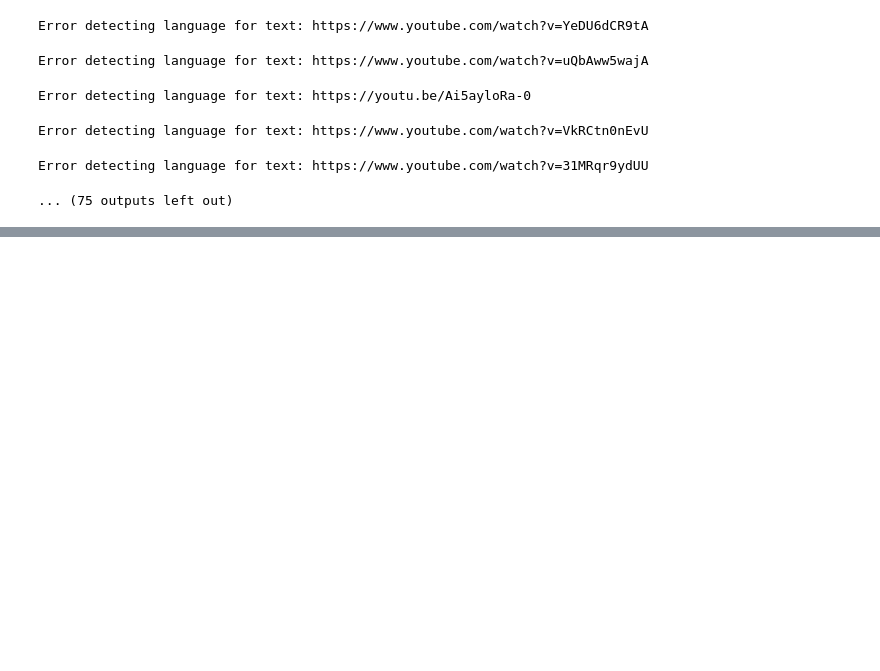
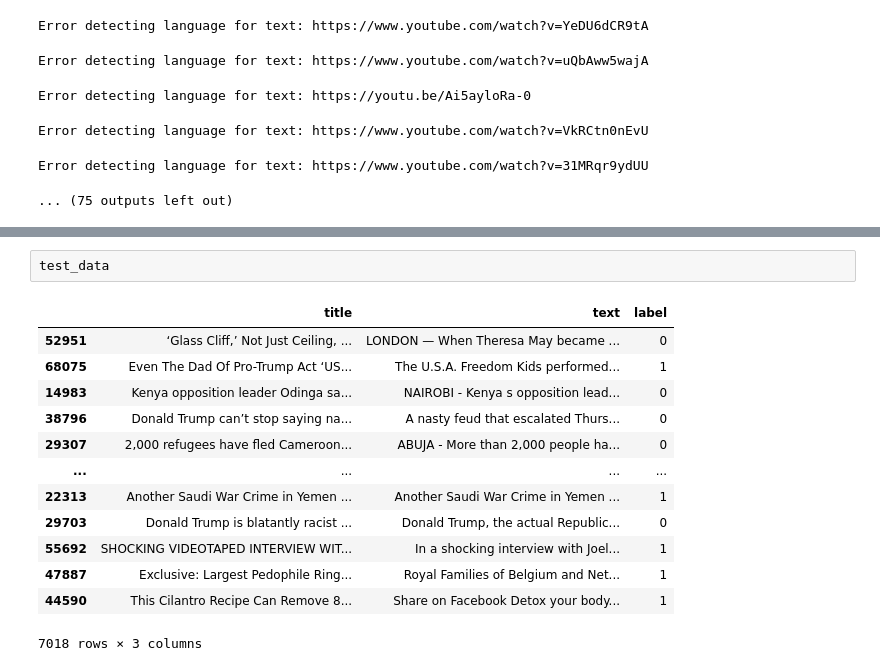
Before and after one commit to Apostol-Alin/NLP-fake-news-detection, a Jupyter notebook: dataset_cleanup.ipynb, the cells around one changed output, grey strips where cells are left out. Saved outputs shown, nothing was run; the diff lists cells and outputs as text; blank space fills up the shorter version.

```diff
--- a/dataset_cleanup.ipynb
+++ b/dataset_cleanup.ipynb
@@ -59,0 +109,16 @@ Error detecting language for text: https://www.youtube.com/watch?v=31MRqr9ydUU
+# %%
+test_data
+# %% [output]
+|  | title | text | label |
+| 52951 | ‘Glass Cliff,’ Not Just Ceiling, ... | LONDON — When Theresa May became ... | 0 |
+| 68075 | Even The Dad Of Pro-Trump Act ‘US... | The U.S.A. Freedom Kids performed... | 1 |
+| 14983 | Kenya opposition leader Odinga sa... | NAIROBI - Kenya s opposition lead... | 0 |
+| 38796 | Donald Trump can’t stop saying na... | A nasty feud that escalated Thurs... | 0 |
+| 29307 | 2,000 refugees have fled Cameroon... | ABUJA - More than 2,000 people ha... | 0 |
+| ... | ... | ... | ... |
+| 22313 | Another Saudi War Crime in Yemen ... | Another Saudi War Crime in Yemen ... | 1 |
+| 29703 | Donald Trump is blatantly racist ... | Donald Trump, the actual Republic... | 0 |
+| 55692 | SHOCKING VIDEOTAPED INTERVIEW WIT... | In a shocking interview with Joel... | 1 |
+| 47887 | Exclusive: Largest Pedophile Ring... | Royal Families of Belgium and Net... | 1 |
+| 44590 | This Cilantro Recipe Can Remove 8... | Share on Facebook Detox your body... | 1 |
+7018 rows × 3 columns
```
Also changed, not shown: parts of 4 cells of this notebook, 1 other file.
